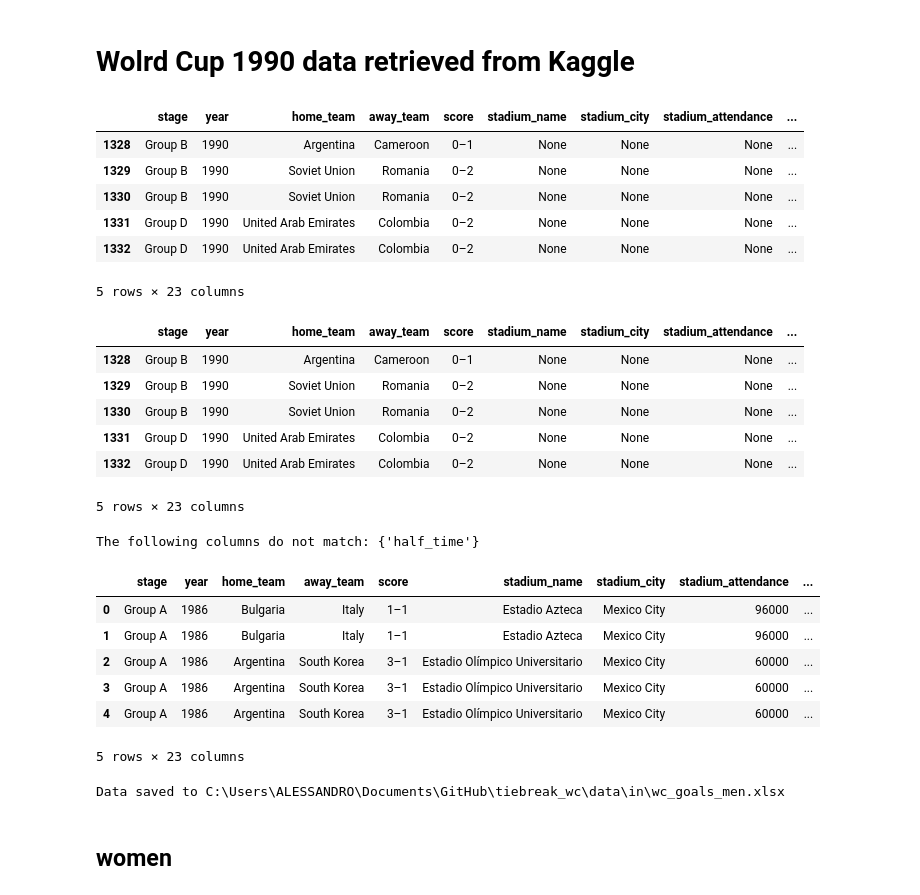
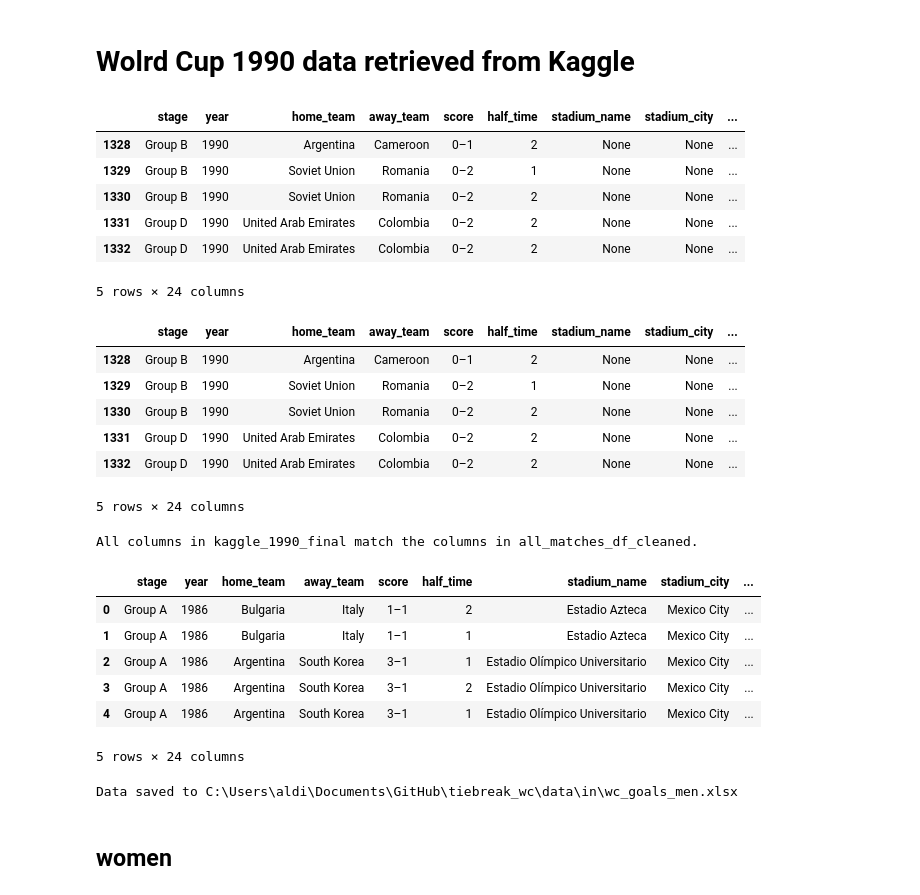
Before and after one commit to AEGDDI/tiebreak_wc, a Jupyter notebook: code/scrape/scraping.ipynb, the cells around one changed output. Drawn from its saved outputs; the diff is of its cells as text; code cells hidden in the pictures.

```diff
--- a/code/scrape/scraping.ipynb
+++ b/code/scrape/scraping.ipynb
@@ -131,6 +131,8 @@ kaggle_1990_transformed['goal_minute'] = (
 # Create extra_time and assign value 1 if goal_minute > 93, otherwise 0
 kaggle_1990_transformed['extra_time'] = kaggle_1990_transformed['goal_minute'].apply(lambda x: 1 if x > 93 else 0)
 
+kaggle_1990_transformed['half_time'] = kaggle_1990_transformed['goal_minute'].apply(lambda x: 1 if x <= 45 else 2)
+
 
 # Keep own_goal and penalty
 # (No action needed as they are already present)
@@ -139,41 +141,41 @@ kaggle_1990_transformed['extra_time'] = kaggle_1990_transformed['goal_minute'].a
 kaggle_1990_transformed['goal_et'] = 0
 
 # Create goal_minute_et and assign value 0 initially
 kaggle_1990_transformed['goal_minute_et'] = 0
 
 # Update goal_et and goal_minute_et based on the conditions
 kaggle_1990_transformed.loc[kaggle_1990_transformed['goal_minute'] > 90, 'goal_et'] = 1
 # Calculate goal_minute_et as goal_minute - 90 for rows where goal_minute > 90
 kaggle_1990_transformed.loc[kaggle_1990_transformed['goal_minute'] > 90, 'goal_minute_et'] = (
     kaggle_1990_transformed['goal_minute'] - 90
 )
 
 # Create and leave short_date empty
 kaggle_1990_transformed['short_date'] = None
 
 # Convert match_date to the format of long_date (e.g., 30 June 1990)
 kaggle_1990_transformed['long_date'] = pd.to_datetime(kaggle_1990_transformed['match_date'], format='%m/%d/%Y').dt.strftime('%d %B %Y')
 
 # Keep only the relevant columns
 columns_to_keep = [
-    'stage', 'year', 'home_team', 'away_team', 'score', 'stadium_name',
+    'stage', 'year', 'home_team', 'away_team', 'score', 'half_time','stadium_name',
     'stadium_city', 'stadium_attendance', 'referee_name', 'referee_nationality',
     'time', 'scorer_name', 'scorer_nationality', 'goal_minute', 'goal_minute_et','extra_time',
     'goals_home', 'goals_away', 'own_goal', 'penalty', 'goal_et',
     'short_date', 'long_date'
 ]
 kaggle_1990_final = kaggle_1990_transformed[columns_to_keep]
 
 # Display the first few rows of the transformed dataset
 kaggle_1990_final.head()
 # %% [output]
-|  | stage | year | home_team | away_team | score | stadium_name | stadium_city | stadium_attendance | ... |
-| 1328 | Group B | 1990 | Argentina | Cameroon | 0–1 | None | None | None | ... |
-| 1329 | Group B | 1990 | Soviet Union | Romania | 0–2 | None | None | None | ... |
-| 1330 | Group B | 1990 | Soviet Union | Romania | 0–2 | None | None | None | ... |
-| 1331 | Group D | 1990 | United Arab Emirates | Colombia | 0–2 | None | None | None | ... |
-| 1332 | Group D | 1990 | United Arab Emirates | Colombia | 0–2 | None | None | None | ... |
+|  | stage | year | home_team | away_team | score | half_time | stadium_name | stadium_city | ... |
+| 1328 | Group B | 1990 | Argentina | Cameroon | 0–1 | 2 | None | None | ... |
+| 1329 | Group B | 1990 | Soviet Union | Romania | 0–2 | 1 | None | None | ... |
+| 1330 | Group B | 1990 | Soviet Union | Romania | 0–2 | 2 | None | None | ... |
+| 1331 | Group D | 1990 | United Arab Emirates | Colombia | 0–2 | 2 | None | None | ... |
+| 1332 | Group D | 1990 | United Arab Emirates | Colombia | 0–2 | 2 | None | None | ... |
-5 rows × 23 columns
+5 rows × 24 columns
 # %%
 # Create a dictionary to map matches to their respective times
 match_times = {
@@ -223,13 +225,13 @@ for index, row in kaggle_1990_final.iterrows():
 # Display the updated dataset
 kaggle_1990_final.head()
 # %% [output]
-|  | stage | year | home_team | away_team | score | stadium_name | stadium_city | stadium_attendance | ... |
-| 1328 | Group B | 1990 | Argentina | Cameroon | 0–1 | None | None | None | ... |
-| 1329 | Group B | 1990 | Soviet Union | Romania | 0–2 | None | None | None | ... |
-| 1330 | Group B | 1990 | Soviet Union | Romania | 0–2 | None | None | None | ... |
-| 1331 | Group D | 1990 | United Arab Emirates | Colombia | 0–2 | None | None | None | ... |
-| 1332 | Group D | 1990 | United Arab Emirates | Colombia | 0–2 | None | None | None | ... |
+|  | stage | year | home_team | away_team | score | half_time | stadium_name | stadium_city | ... |
+| 1328 | Group B | 1990 | Argentina | Cameroon | 0–1 | 2 | None | None | ... |
+| 1329 | Group B | 1990 | Soviet Union | Romania | 0–2 | 1 | None | None | ... |
+| 1330 | Group B | 1990 | Soviet Union | Romania | 0–2 | 2 | None | None | ... |
+| 1331 | Group D | 1990 | United Arab Emirates | Colombia | 0–2 | 2 | None | None | ... |
+| 1332 | Group D | 1990 | United Arab Emirates | Colombia | 0–2 | 2 | None | None | ... |
-5 rows × 23 columns
+5 rows × 24 columns
 # %%
 # Check if all columns in kaggle_1990_final match the columns in all_matches_df_cleaned
 if set(kaggle_1990_final.columns) == set(all_matches_df_cleaned.columns):
@@ -249,14 +251,14 @@ all_matches_updated = pd.concat([all_matches_df_cleaned_filtered, kaggle_1990_fi
 # Display the first few rows of the updated DataFrame
 all_matches_updated.head()
 # %% [output]
-The following columns do not match: {'half_time'}
+All columns in kaggle_1990_final match the columns in all_matches_df_cleaned.
-|  | stage | year | home_team | away_team | score | stadium_name | stadium_city | stadium_attendance | ... |
-| 0 | Group A | 1986 | Bulgaria | Italy | 1–1 | Estadio Azteca | Mexico City | 96000 | ... |
-| 1 | Group A | 1986 | Bulgaria | Italy | 1–1 | Estadio Azteca | Mexico City | 96000 | ... |
-| 2 | Group A | 1986 | Argentina | South Korea | 3–1 | Estadio Olímpico Universitario | Mexico City | 60000 | ... |
-| 3 | Group A | 1986 | Argentina | South Korea | 3–1 | Estadio Olímpico Universitario | Mexico City | 60000 | ... |
-| 4 | Group A | 1986 | Argentina | South Korea | 3–1 | Estadio Olímpico Universitario | Mexico City | 60000 | ... |
+|  | stage | year | home_team | away_team | score | half_time | stadium_name | stadium_city | ... |
+| 0 | Group A | 1986 | Bulgaria | Italy | 1–1 | 2 | Estadio Azteca | Mexico City | ... |
+| 1 | Group A | 1986 | Bulgaria | Italy | 1–1 | 1 | Estadio Azteca | Mexico City | ... |
+| 2 | Group A | 1986 | Argentina | South Korea | 3–1 | 1 | Estadio Olímpico Universitario | Mexico City | ... |
+| 3 | Group A | 1986 | Argentina | South Korea | 3–1 | 2 | Estadio Olímpico Universitario | Mexico City | ... |
+| 4 | Group A | 1986 | Argentina | South Korea | 3–1 | 1 | Estadio Olímpico Universitario | Mexico City | ... |
-5 rows × 23 columns
+5 rows × 24 columns
 # %%
 # Add 0-0s World Cup 1990
 new_rows =  [{
@@ -393,7 +395,7 @@ file_path = rf'C:\Users\{user}\Documents\GitHub\tiebreak_wc\data\in\wc_goals_men
 all_matches_updated.to_excel(file_path, index=False)
 print(f"Data saved to {file_path}")
 # %% [output]
-Data saved to C:\Users\ALESSANDRO\Documents\GitHub\tiebreak_wc\data\in\wc_goals_men.xlsx
+Data saved to C:\Users\aldi\Documents\GitHub\tiebreak_wc\data\in\wc_goals_men.xlsx
 # %% [markdown]
 ## women
 # %%
```
Also changed, not shown: parts of 3 cells of this notebook, 12 other files.
